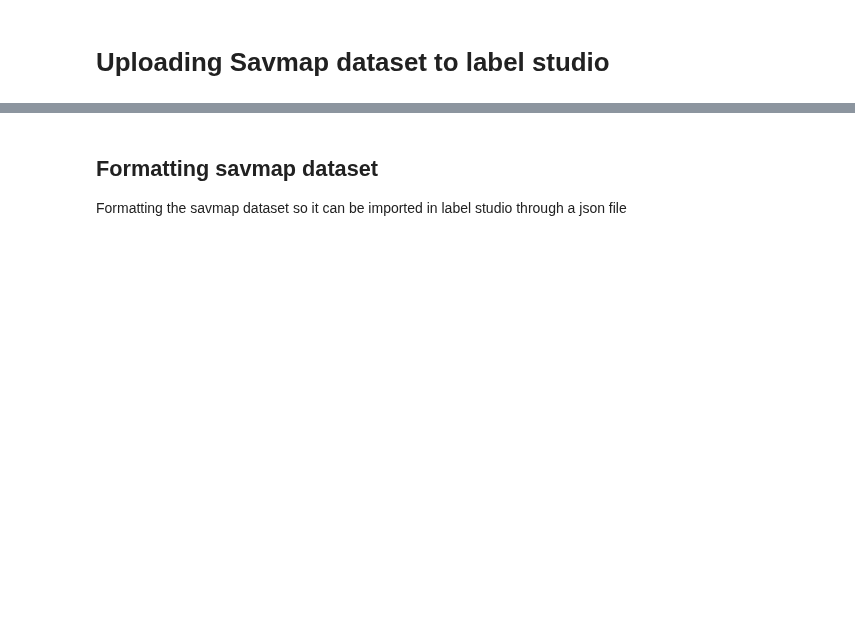
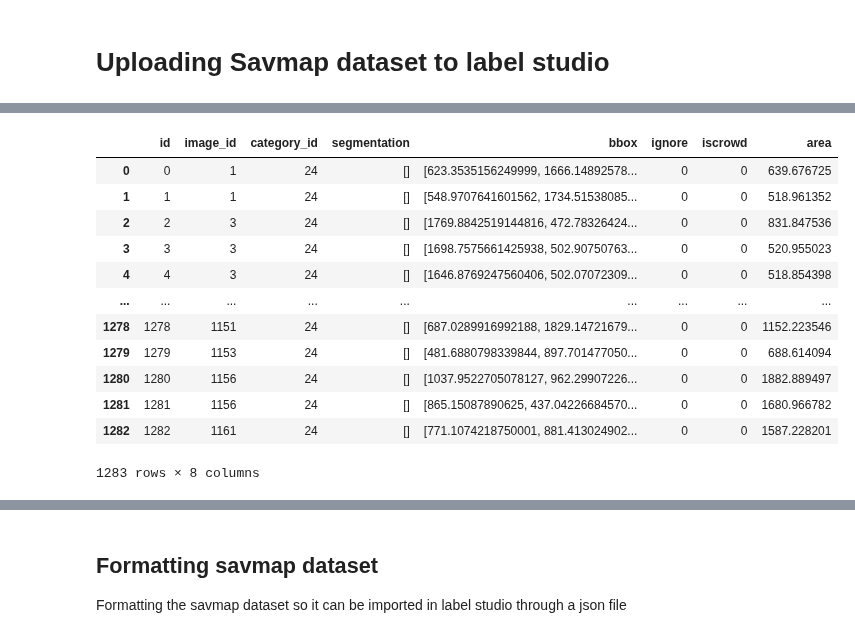
Before and after one commit to FadelMamar/datalabeling, a Jupyter notebook: notebooks/extra_datasets_creation.ipynb, the cells around one changed output, grey strips where cells are left out. Saved outputs shown, nothing was run; the diff lists cells and outputs as text; code cells hidden in the pictures; blank space fills up the shorter version.

```diff
--- a/notebooks/extra_datasets_creation.ipynb
+++ b/notebooks/extra_datasets_creation.ipynb
@@ -48,0 +75,17 @@ annot['images'] = new_infos
+# %%
+df_annot = pd.DataFrame.from_dict(annot['annotations'])
+df_annot
+# %% [output]
+|  | id | image_id | category_id | segmentation | bbox | ignore | iscrowd | area |
+| 0 | 0 | 1 | 24 | [] | [623.3535156249999, 1666.14892578... | 0 | 0 | 639.676725 |
+| 1 | 1 | 1 | 24 | [] | [548.9707641601562, 1734.51538085... | 0 | 0 | 518.961352 |
+| 2 | 2 | 3 | 24 | [] | [1769.8842519144816, 472.78326424... | 0 | 0 | 831.847536 |
+| 3 | 3 | 3 | 24 | [] | [1698.7575661425938, 502.90750763... | 0 | 0 | 520.955023 |
+| 4 | 4 | 3 | 24 | [] | [1646.8769247560406, 502.07072309... | 0 | 0 | 518.854398 |
+| ... | ... | ... | ... | ... | ... | ... | ... | ... |
+| 1278 | 1278 | 1151 | 24 | [] | [687.0289916992188, 1829.14721679... | 0 | 0 | 1152.223546 |
+| 1279 | 1279 | 1153 | 24 | [] | [481.6880798339844, 897.701477050... | 0 | 0 | 688.614094 |
+| 1280 | 1280 | 1156 | 24 | [] | [1037.9522705078127, 962.29907226... | 0 | 0 | 1882.889497 |
+| 1281 | 1281 | 1156 | 24 | [] | [865.15087890625, 437.04226684570... | 0 | 0 | 1680.966782 |
+| 1282 | 1282 | 1161 | 24 | [] | [771.1074218750001, 881.413024902... | 0 | 0 | 1587.228201 |
+1283 rows × 8 columns
```
Also changed, not shown: parts of 17 cells of this notebook.
